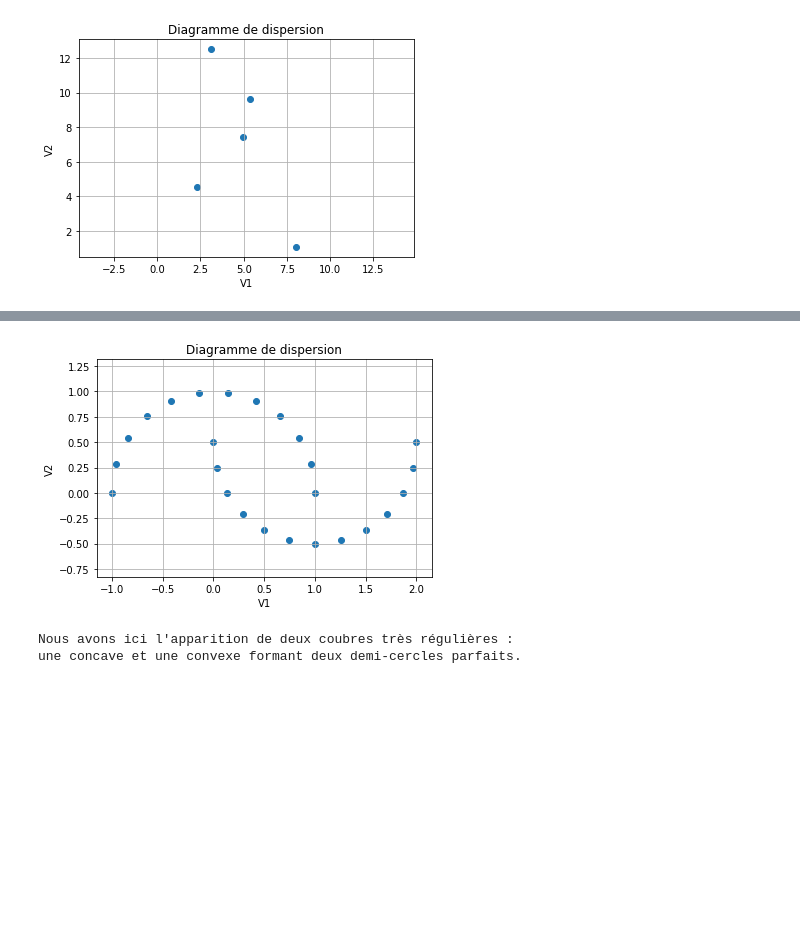
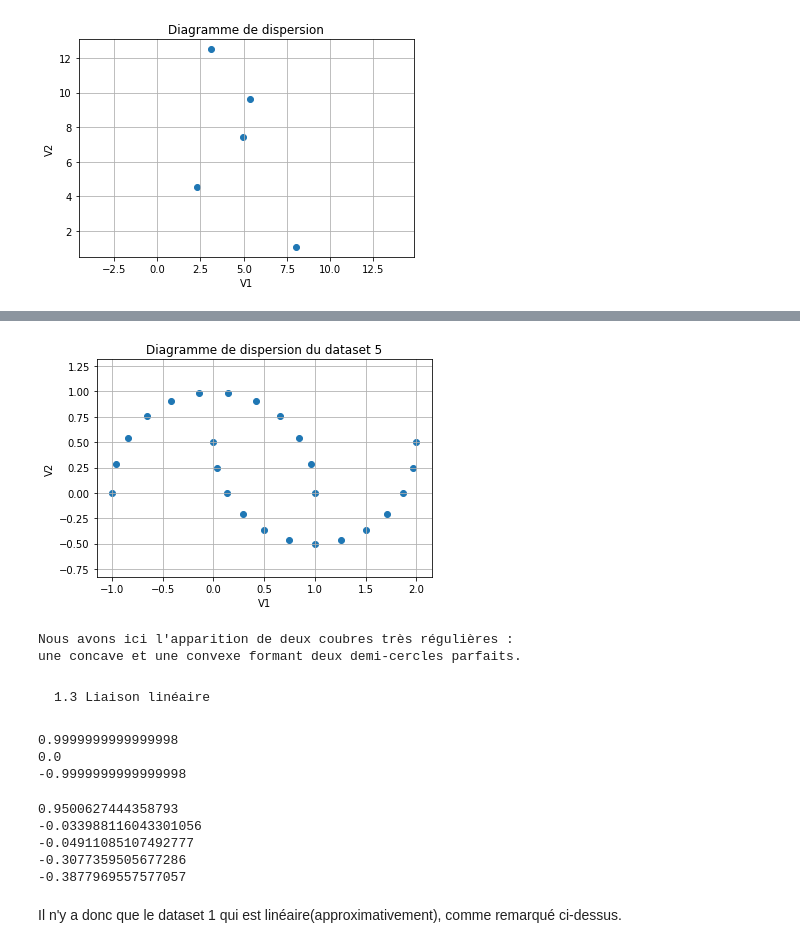
Before and after one commit to coud0011/IUTS2Satistiques, a Jupyter notebook: TP2StatsBivariées.ipynb, the cells around one changed output, grey strips where cells are left out. Cells and saved outputs as stored; diff of their text form; code cells hidden in the pictures; blank space fills up the shorter version.

```diff
--- a/TP2StatsBivariées.ipynb
+++ b/TP2StatsBivariées.ipynb
@@ -94,20 +160,22 @@ Rien de particulier pour celui-ci
 # %%
 # DATASET 5
 data5_v1 = [0.741180954897479, 1.8660254037844384, 1.0, 0.9594929736144974, 0.2928932188134524, 0.8412535328311812, -0.9594929736144974, 0.6548607339452851, -0.142314838273285, 1.4999999999999998, 0.0, -0.8412535328311811, 0.41541501300188644, 1.9659258262890682, 2.0, -0.4154150130018863, 0.14231483827328512, 0.9999999999999999, 0.03407417371093169, -1.0, 1.7071067811865475, 0.4999999999999999, 1.2588190451025207, 0.1339745962155613, -0.654860733945285]
 data5_v2 = [-0.4659258262890682, -3.3306690738754696e-16, 0.0, 0.28173255684142967, -0.20710678118654746, 0.5406408174555976, 0.28173255684142967, 0.7557495743542583, 0.9898214418809328, -0.3660254037844387, 0.5, 0.5406408174555978, 0.9096319953545183, 0.24118095489747904, 0.4999999999999999, 0.9096319953545184, 0.9898214418809327, -0.5, 0.24118095489747926, 1.2246467991473532e-16, -0.20710678118654757, -0.3660254037844386, -0.4659258262890683, 0.0, 0.7557495743542583]
 # Tracé du diagramme de dispersion
 plt.scatter(data5_v1, data5_v2)
 # Paramètres graphiques
-plt.title('Diagramme de dispersion')   # Titre du graphique
+plt.title('Diagramme de dispersion du dataset 5')   # Titre du graphique
 plt.xlabel('V1')                       # Label du premier axe
 plt.ylabel('V2')                       # Label du second
 plt.axis('equal')                      # Ratio d'échelle des deux axes à 1
 plt.grid()                             # Ajout d'une grille
 # Affichage
 plt.show()
 print("Nous avons ici l'apparition de deux coubres très régulières : ")
 print("une concave et une convexe formant deux demi-cercles parfaits.")
 # %% [output]
-[figure, old version]
+[figure, new version]
 Nous avons ici l'apparition de deux coubres très régulières :
 une concave et une convexe formant deux demi-cercles parfaits.
+# %% [markdown]
+    1.3 Liaison linéaire
@@ -113,0 +201,22 @@ une concave et une convexe formant deux demi-cercles parfaits.
+# %%
+print(coefcor([1,2,3,4],[2,4,6,8]))
+print(coefcor([1,2,3,1,2,3,1,2,3],[1,1,1,2,2,2,3,3,3]))
+print(coefcor([1,2,3,4],[3,2,1,0]))
+# %% [output]
+0.9999999999999998
+0.0
+-0.9999999999999998
+# %%
+print(coefcor(data1_v1,data1_v2))
+print(coefcor(data2_v1,data2_v2))
+print(coefcor(data3_v1,data3_v2))
+print(coefcor(data4_v1,data4_v2))
+print(coefcor(data5_v1,data5_v2))
+# %% [output]
+0.9500627444358793
+-0.033988116043301056
+-0.04911085107492777
+-0.3077359505677286
+-0.3877969557577057
+# %% [markdown]
+Il n'y a donc que le dataset 1 qui est linéaire(approximativement), comme remarqué ci-dessus.
```
Also changed, not shown: parts of 32 cells of this notebook, 1 other file.
